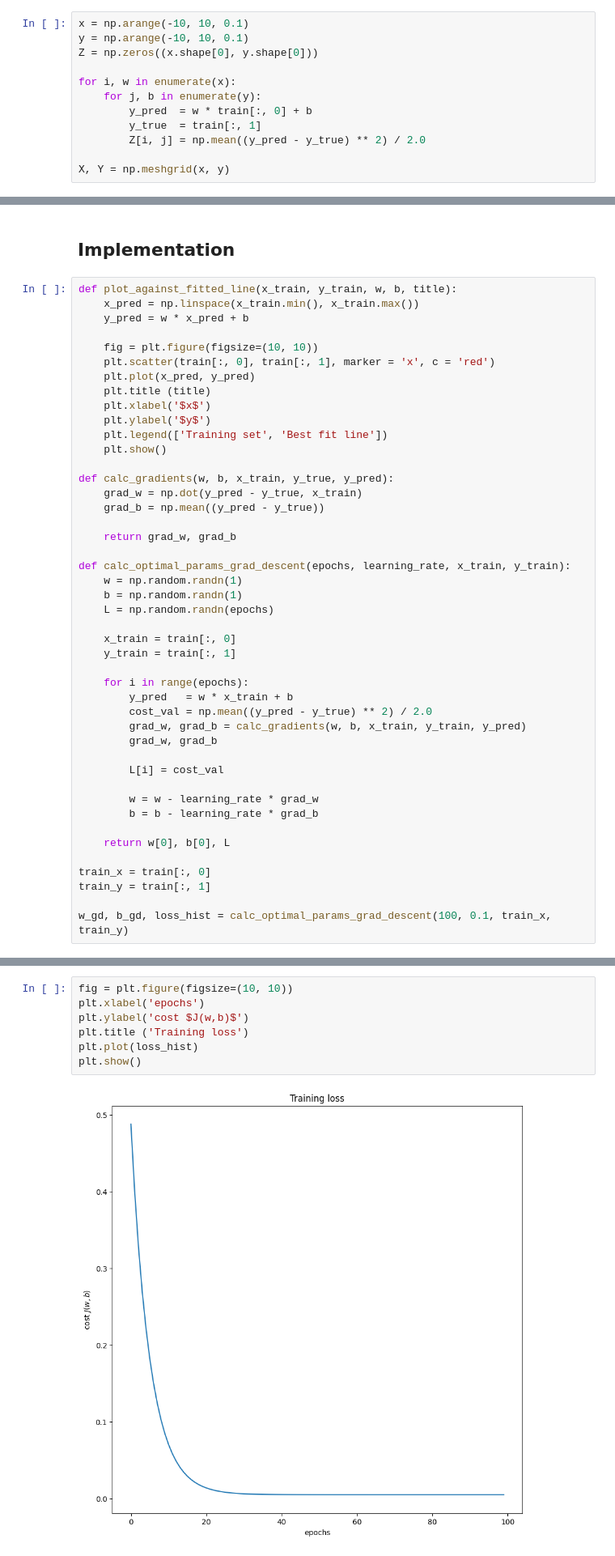
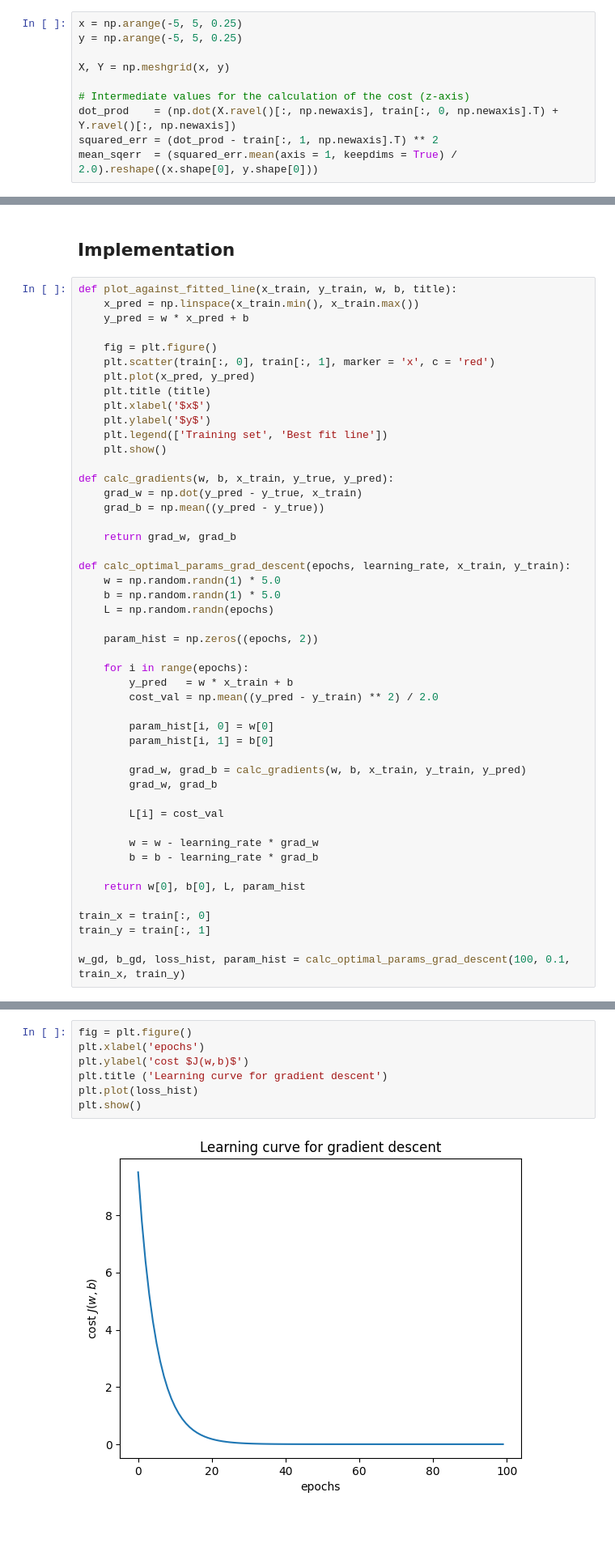
Before and after one commit to UAFederez/MachineLearning, a Jupyter notebook: 01-Univariate_Linear_Regression.ipynb, the cells around one changed output, grey strips where cells are left out. Shown at 81% size. Cells and saved outputs as stored; diff of their text form; blank space fills up the shorter version.

```diff
--- a/01-Univariate_Linear_Regression.ipynb
+++ b/01-Univariate_Linear_Regression.ipynb
@@ -67,16 +67,14 @@ plt.show()
 # %% [markdown]
 ## Visualizing the Cost Function
 # %%
-x = np.arange(-10, 10, 0.1)
-y = np.arange(-10, 10, 0.1)
-Z = np.zeros((x.shape[0], y.shape[0]))
-
-for i, w in enumerate(x):
-    for j, b in enumerate(y):
-        y_pred  = w * train[:, 0] + b
-        y_true  = train[:, 1]
-        Z[i, j] = np.mean((y_pred - y_true) ** 2) / 2.0
+x = np.arange(-5, 5, 0.25)
+y = np.arange(-5, 5, 0.25)
 
 X, Y = np.meshgrid(x, y)
+
+# Intermediate values for the calculation of the cost (z-axis)
+dot_prod    = (np.dot(X.ravel()[:, np.newaxis], train[:, 0, np.newaxis].T) + Y.ravel()[:, np.newaxis])
+squared_err = (dot_prod - train[:, 1, np.newaxis].T) ** 2
+mean_sqerr  = (squared_err.mean(axis = 1, keepdims = True) / 2.0).reshape((x.shape[0], y.shape[0]))
 # %%
 fig, ax = plt.subplots(1, 1)
@@ -151,7 +149,7 @@ def plot_against_fitted_line(x_train, y_train, w, b, title):
     x_pred = np.linspace(x_train.min(), x_train.max())
     y_pred = w * x_pred + b
 
-    fig = plt.figure(figsize=(10, 10))
+    fig = plt.figure()
     plt.scatter(train[:, 0], train[:, 1], marker = 'x', c = 'red')
     plt.plot(x_pred, y_pred)
     plt.title (title)
@@ -167,16 +165,19 @@ def calc_gradients(w, b, x_train, y_true, y_pred):
     return grad_w, grad_b
 
 def calc_optimal_params_grad_descent(epochs, learning_rate, x_train, y_train):
-    w = np.random.randn(1)
-    b = np.random.randn(1)
+    w = np.random.randn(1) * 5.0
+    b = np.random.randn(1) * 5.0
     L = np.random.randn(epochs)
 
-    x_train = train[:, 0]
-    y_train = train[:, 1]
+    param_hist = np.zeros((epochs, 2))
 
     for i in range(epochs):
         y_pred   = w * x_train + b
-        cost_val = np.mean((y_pred - y_true) ** 2) / 2.0
+        cost_val = np.mean((y_pred - y_train) ** 2) / 2.0
+
+        param_hist[i, 0] = w[0]
+        param_hist[i, 1] = b[0]
+
         grad_w, grad_b = calc_gradients(w, b, x_train, y_train, y_pred)
         grad_w, grad_b
 
@@ -185,9 +186,9 @@ def calc_optimal_params_grad_descent(epochs, learning_rate, x_train, y_train):
         w = w - learning_rate * grad_w
         b = b - learning_rate * grad_b
 
-    return w[0], b[0], L
+    return w[0], b[0], L, param_hist
 
 train_x = train[:, 0]
 train_y = train[:, 1]
 
-w_gd, b_gd, loss_hist = calc_optimal_params_grad_descent(100, 0.1, train_x, train_y)
+w_gd, b_gd, loss_hist, param_hist = calc_optimal_params_grad_descent(100, 0.1, train_x, train_y)
@@ -198,11 +212,11 @@ plot_against_fitted_line(train_x, train_y, w_gd, b_gd, 'Best fit line using grad
 # %%
-fig = plt.figure(figsize=(10, 10))
+fig = plt.figure()
 plt.xlabel('epochs')
 plt.ylabel('cost $J(w,b)$')
-plt.title ('Training loss')
+plt.title ('Learning curve for gradient descent')
 plt.plot(loss_hist)
 plt.show()
 # %% [output]
-[figure, old version]
+[figure, new version]
 # %% [markdown]
 ## Direct Solution via System of equations
```
Also changed, not shown: parts of 9 cells of this notebook, 2 other files.
